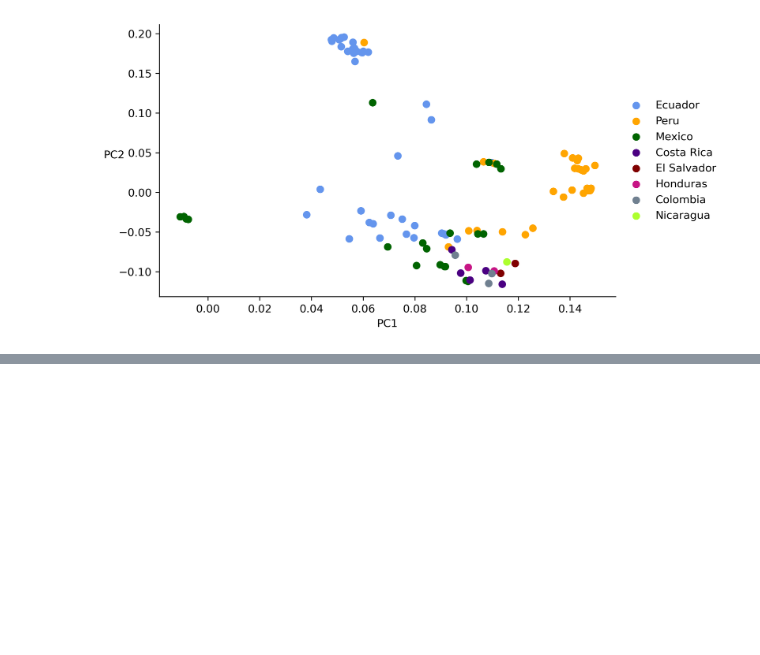
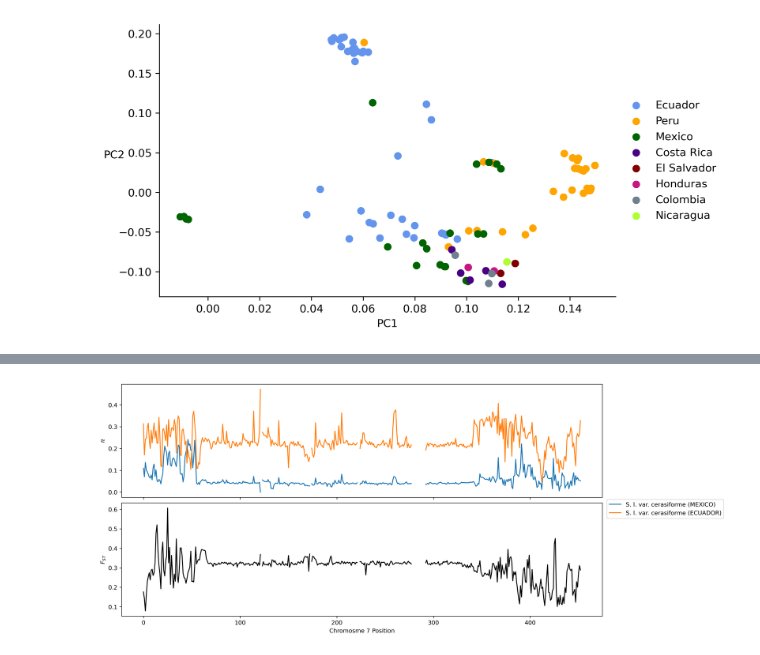
Before and after one commit to pgundral/solanum-introgression, a Jupyter notebook: solanum_chr7.ipynb, the cells around one changed output, grey strips where cells are left out. Drawn from its saved outputs; the diff is of its cells as text; code cells hidden in the pictures; blank space fills up the shorter version.

```diff
--- a/solanum_chr7.ipynb
+++ b/solanum_chr7.ipynb
@@ -347,0 +424,14 @@ plt.show()
+# %%
+mex_ids = np.array(slc_metadata[slc_metadata.Origin == 'Mexico'].Label)
+ecu_ids = np.array(slc_metadata[slc_metadata.Origin == 'Ecuador'].Label)
+# %%
+# Extract the species id from samples labels.
+species_id = []
+
+for id in [sample.split('_')[0] for sample in chr7_samps]:
+    if id in mex_ids:
+        species_id.append('Mexico')
+    elif id in ecu_ids:
+        species_id.append('Ecuador')
+    else:
+        species_id.append('Other')
@@ -347,0 +470,6 @@ plt.show()
+# %%
+# Renaming chr7 freq dictionary as slc with only mexico and ecuador
+slc_freq_dicc = {}
+
+for loc in ['Mexico', 'Ecuador']:
+    slc_freq_dicc[loc] = chr7_freq_dicc[loc]
@@ -347,0 +508,48 @@ plt.show()
+# %%
+### PLOTTING CODE IF YOU USED MY CODE FROM ABOVE ###
+
+# Intialize the figure and axes.
+fig, axes = plt.subplots(
+    2, 1, figsize=(12, 6), sharex=True, sharey=False,
+    constrained_layout=True, dpi=300,
+)
+# Plot nucleotide diversity.
+axes[0].plot(
+    results_dicc['pi_mex'], color='tab:blue',
+    label="S. l. var. cerasiforme (MEXICO)",
+)
+axes[0].plot(
+    results_dicc['pi_ecu'], color='tab:orange',
+    label="S. l. var. cerasiforme (ECUADOR)",
+)
+# Plot fst.
+axes[1].plot(results_dicc['fst'], color='black')
+# Plot D+.
+# axes[2].plot(results_dicc['dplus_mal'], color='tab:blue')
+# axes[2].plot(results_dicc['dplus_ama'], color='tab:orange')
+# axes[2].text(
+#     90, 0.5, '((({0}, {1}), P3), {2})'.format(
+#         heli_name_dicc['chi'], heli_name_dicc['flo'], heli_name_dicc['nu_sil'],
+#     ),
+# )
+# Plot the optix gene region.
+# axes[0].axvline(
+#     21, linewidth=15, color='red',
+#     label=r'$optix$', alpha=0.5,
+# )
+# axes[1].axvline(21, linewidth=15, color='red',alpha=0.5)
+# axes[2].axvline(21, linewidth=15, color='red',alpha=0.5)
+# Add the legend.
+fig.legend(loc='center left', bbox_to_anchor=(1.0, 0.5))
+# Set the x-axis.
+# axes[2].set_xticks(x_ticks)
+# axes[2].set_xticklabels(x_labels)
+axes[1].set_xlabel('Chromosme 7 Position')
+# Label the y-axes.
+axes[0].set_ylabel(r'$\pi$')
+axes[1].set_ylabel(r'$F_{ST}$')
+# axes[2].set_ylabel(r'$D+$')
+# Show the plot.
+plt.show()
+# %% [output]
+[figure, added]
```
Also changed, not shown: parts of 11 cells of this notebook, 7 other files.
